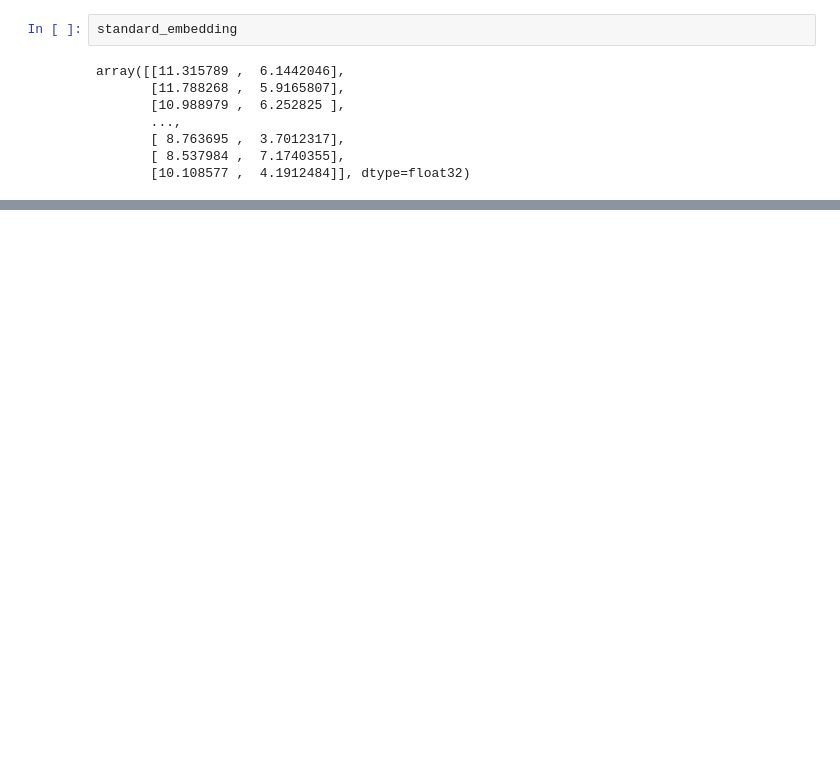
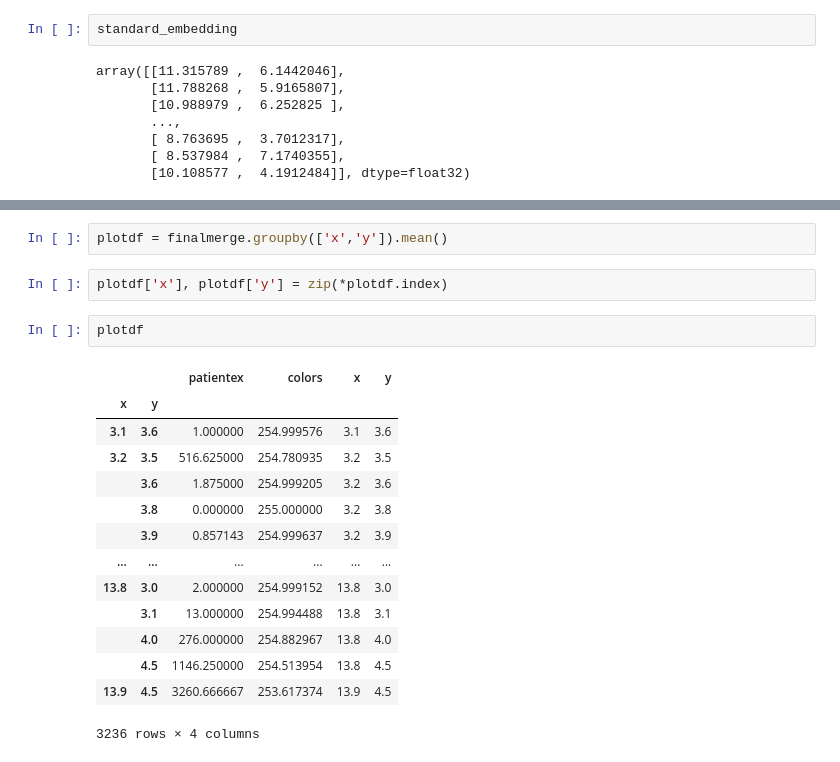
Before and after one commit to pauldrinn/bioeng-project, a Jupyter notebook: clustering.ipynb, the cells around one changed output, grey strips where cells are left out. Drawn from its saved outputs; the diff is of its cells as text; blank space fills up the shorter version.

```diff
--- a/clustering.ipynb
+++ b/clustering.ipynb
@@ -75,0 +197,21 @@ array([[11.315789 ,  6.1442046],
+# %%
+plotdf = finalmerge.groupby(['x','y']).mean()
+# %%
+plotdf['x'], plotdf['y'] = zip(*plotdf.index)
+# %%
+plotdf
+# %% [output]
+|  |  | patientex | colors | x | y |
+| x | y |  |  |  |  |
+| 3.1 | 3.6 | 1.000000 | 254.999576 | 3.1 | 3.6 |
+| 3.2 | 3.5 | 516.625000 | 254.780935 | 3.2 | 3.5 |
+|  | 3.6 | 1.875000 | 254.999205 | 3.2 | 3.6 |
+|  | 3.8 | 0.000000 | 255.000000 | 3.2 | 3.8 |
+|  | 3.9 | 0.857143 | 254.999637 | 3.2 | 3.9 |
+| ... | ... | ... | ... | ... | ... |
+| 13.8 | 3.0 | 2.000000 | 254.999152 | 13.8 | 3.0 |
+|  | 3.1 | 13.000000 | 254.994488 | 13.8 | 3.1 |
+|  | 4.0 | 276.000000 | 254.882967 | 13.8 | 4.0 |
+|  | 4.5 | 1146.250000 | 254.513954 | 13.8 | 4.5 |
+| 13.9 | 4.5 | 3260.666667 | 253.617374 | 13.9 | 4.5 |
+3236 rows × 4 columns
```
Also changed, not shown: parts of 21 cells of this notebook, 4 other files.
